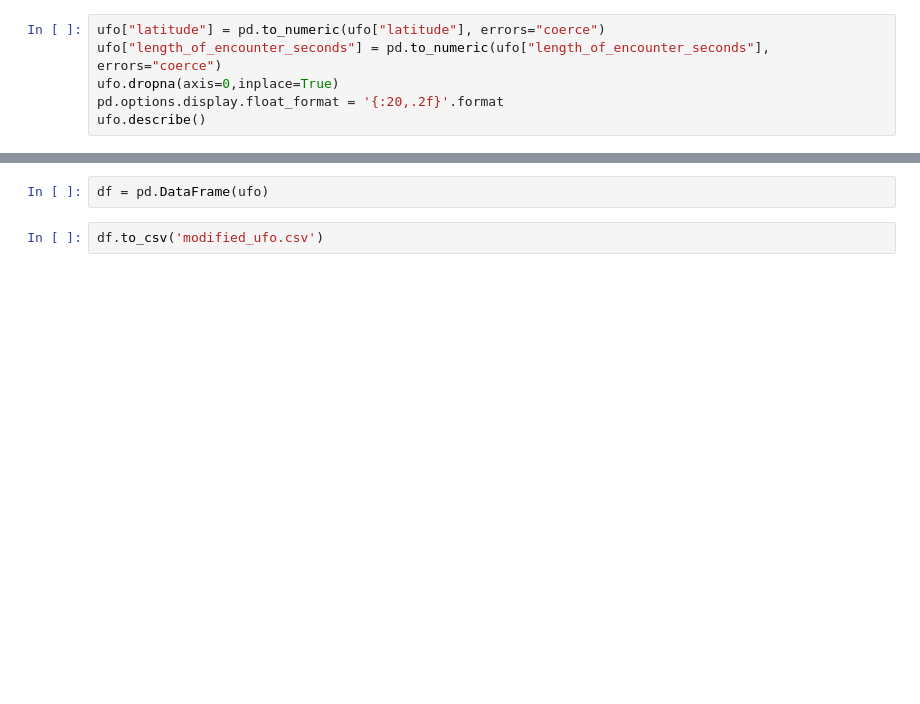
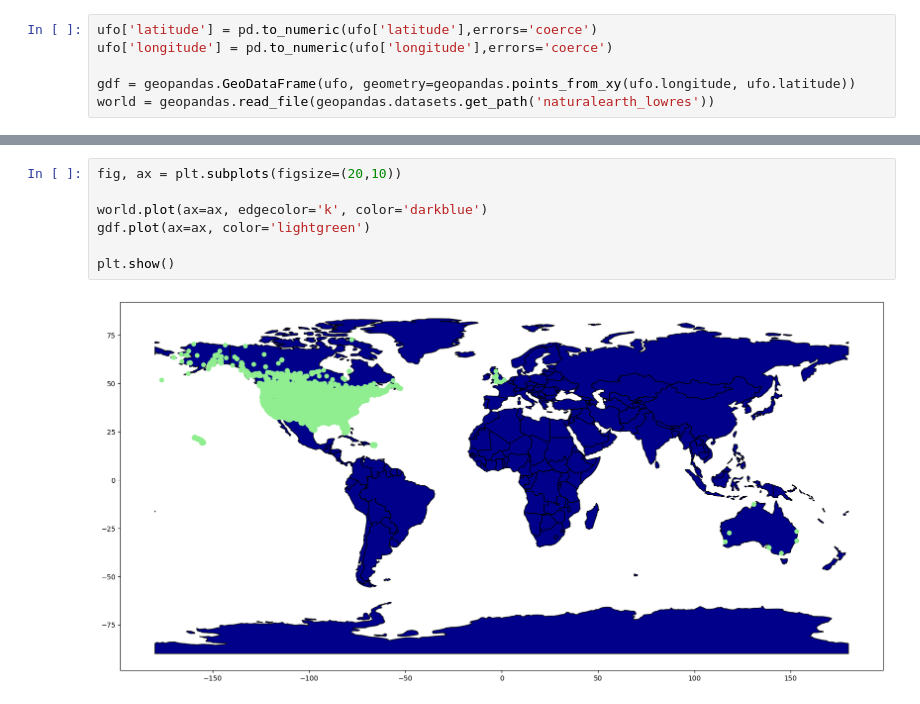
Before and after one commit to angwatters/angwatters.github.io, a Jupyter notebook: python_notebooks/Untitled3.ipynb, the cells around one changed output, grey strips where cells are left out. Saved outputs shown, nothing was run; the diff lists cells and outputs as text; blank space fills up the shorter version.

```diff
--- a/python_notebooks/Untitled3.ipynb
+++ b/python_notebooks/Untitled3.ipynb
@@ -18,6 +19,6 @@ ufo.head()
 # %%
-ufo["latitude"] = pd.to_numeric(ufo["latitude"], errors="coerce")
-ufo["length_of_encounter_seconds"] = pd.to_numeric(ufo["length_of_encounter_seconds"], errors="coerce")
-ufo.dropna(axis=0,inplace=True)
-pd.options.display.float_format = '{:20,.2f}'.format
-ufo.describe()
+ufo['latitude'] = pd.to_numeric(ufo['latitude'],errors='coerce')
+ufo['longitude'] = pd.to_numeric(ufo['longitude'],errors='coerce')
+
+gdf = geopandas.GeoDataFrame(ufo, geometry=geopandas.points_from_xy(ufo.longitude, ufo.latitude))
+world = geopandas.read_file(geopandas.datasets.get_path('naturalearth_lowres'))
@@ -64,4 +25,9 @@ ufo.head()
-# %%
-df = pd.DataFrame(ufo)
-# %%
-df.to_csv('modified_ufo.csv')
+# %%
+fig, ax = plt.subplots(figsize=(20,10))
+
+world.plot(ax=ax, edgecolor='k', color='darkblue')
+gdf.plot(ax=ax, color='lightgreen')
+
+plt.show()
+# %% [output]
+[figure, added]
```
Also changed, not shown: parts of 6 cells of this notebook, 25 other files.
